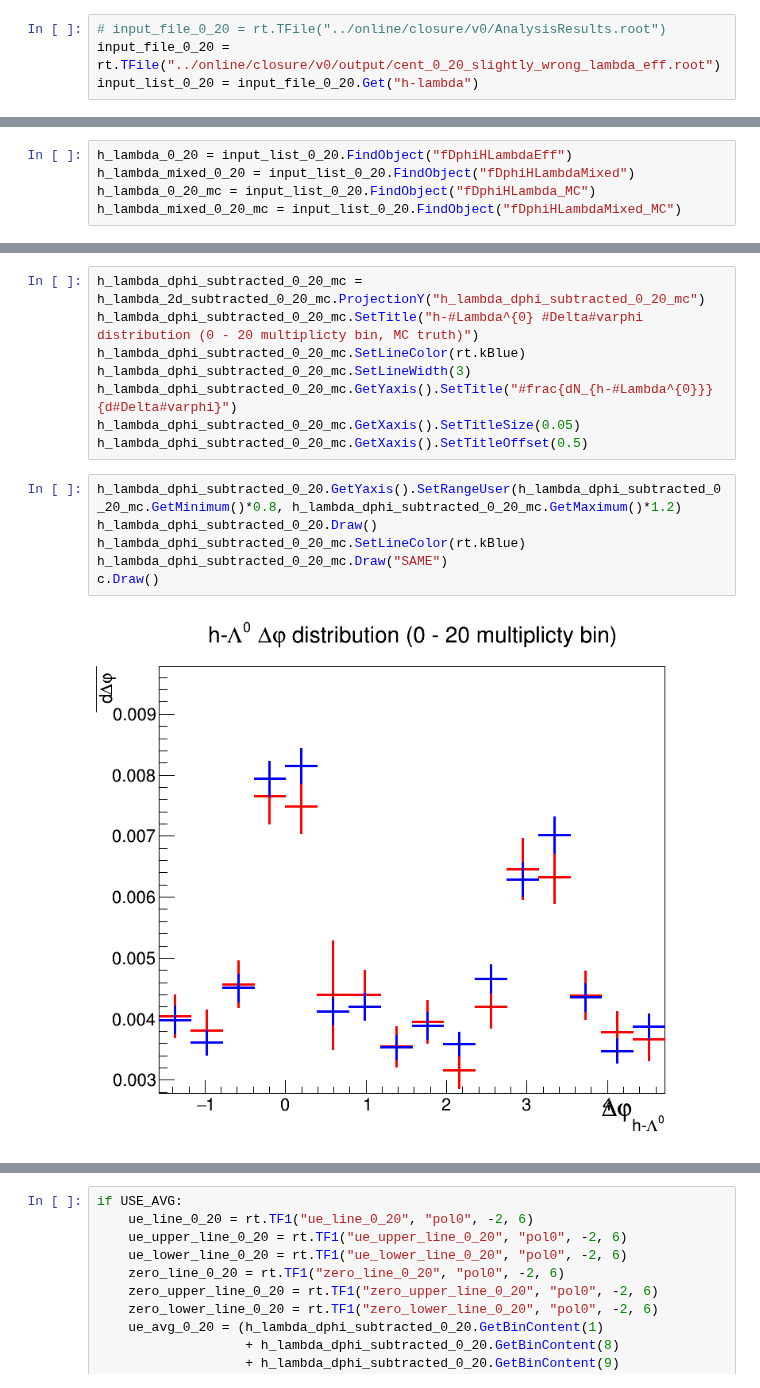
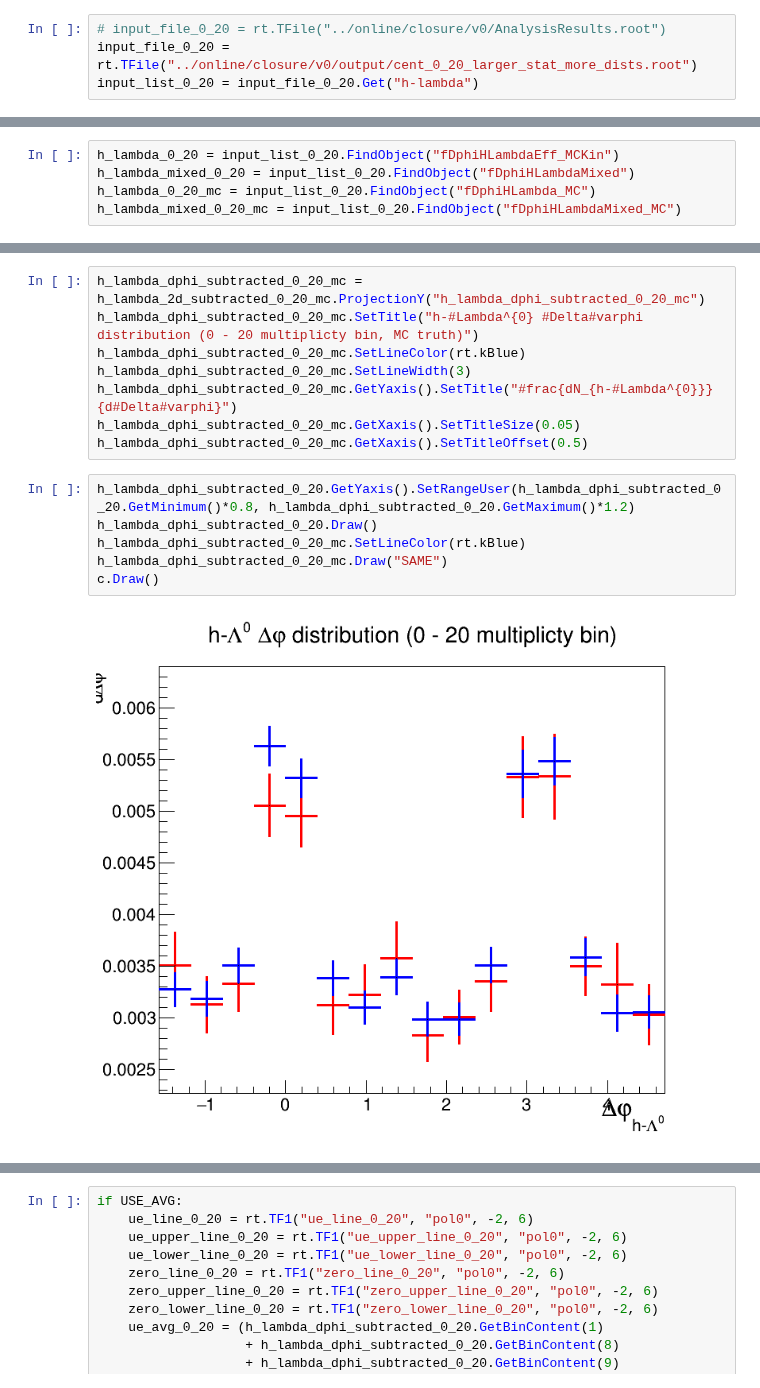
Before and after one commit to rhanniga/lambda-over-hadron, a Jupyter notebook: mc/offline/v0_closure_test.ipynb, the cells around one changed output, grey strips where cells are left out. Cells and saved outputs as stored; diff of their text form.

```diff
--- a/mc/offline/v0_closure_test.ipynb
+++ b/mc/offline/v0_closure_test.ipynb
@@ -39,7 +39,7 @@ c = rt.TCanvas("main_canvas", "Main Canvas", 55, 55, 800, 700)
 Warning in <TCanvas::Constructor>: Deleting canvas with same name: main_canvas
 # %%
 # input_file_0_20 = rt.TFile("../online/closure/v0/AnalysisResults.root")
-input_file_0_20 = rt.TFile("../online/closure/v0/output/cent_0_20_slightly_wrong_lambda_eff.root")
+input_file_0_20 = rt.TFile("../online/closure/v0/output/cent_0_20_larger_stat_more_dists.root")
 input_list_0_20 = input_file_0_20.Get("h-lambda")
 # %%
 trig_dist_0_20 = input_list_0_20.FindObject("fTriggerDistEff_checkMC")
@@ -52,7 +52,7 @@ h_h_mixed_0_20 = input_list_0_20.FindObject("fDphiHHMixed")
 h_h_0_20_mc = input_list_0_20.FindObject("fDphiHH_MC")
 h_h_mixed_0_20_mc = input_list_0_20.FindObject("fDphiHHMixed_MC")
 # %%
-h_lambda_0_20 = input_list_0_20.FindObject("fDphiHLambdaEff")
+h_lambda_0_20 = input_list_0_20.FindObject("fDphiHLambdaEff_MCKin")
 h_lambda_mixed_0_20 = input_list_0_20.FindObject("fDphiHLambdaMixed")
 h_lambda_0_20_mc = input_list_0_20.FindObject("fDphiHLambda_MC")
 h_lambda_mixed_0_20_mc = input_list_0_20.FindObject("fDphiHLambdaMixed_MC")
@@ -626,13 +626,13 @@ h_lambda_dphi_subtracted_0_20_mc.GetYaxis().SetTitle("#frac{dN_{h-#Lambda^{0}}}{
 h_lambda_dphi_subtracted_0_20_mc.GetXaxis().SetTitleSize(0.05)
 h_lambda_dphi_subtracted_0_20_mc.GetXaxis().SetTitleOffset(0.5)
 # %%
-h_lambda_dphi_subtracted_0_20.GetYaxis().SetRangeUser(h_lambda_dphi_subtracted_0_20_mc.GetMinimum()*0.8, h_lambda_dphi_subtracted_0_20_mc.GetMaximum()*1.2)
+h_lambda_dphi_subtracted_0_20.GetYaxis().SetRangeUser(h_lambda_dphi_subtracted_0_20.GetMinimum()*0.8, h_lambda_dphi_subtracted_0_20.GetMaximum()*1.2)
 h_lambda_dphi_subtracted_0_20.Draw()
 h_lambda_dphi_subtracted_0_20_mc.SetLineColor(rt.kBlue)
 h_lambda_dphi_subtracted_0_20_mc.Draw("SAME")
 c.Draw()
 # %% [output]
-[figure, old version]
+[figure, new version]
 # %%
 hl_closure_ratio_0_20_fit = rt.TF1("hl_closure_ratio_fit_0_20", "pol0", -2, 5)
 hl_closure_ratio_0_20_fit.SetLineColor(rt.kBlue)
```
Also changed, not shown: parts of 31 cells of this notebook, 2 other files.
